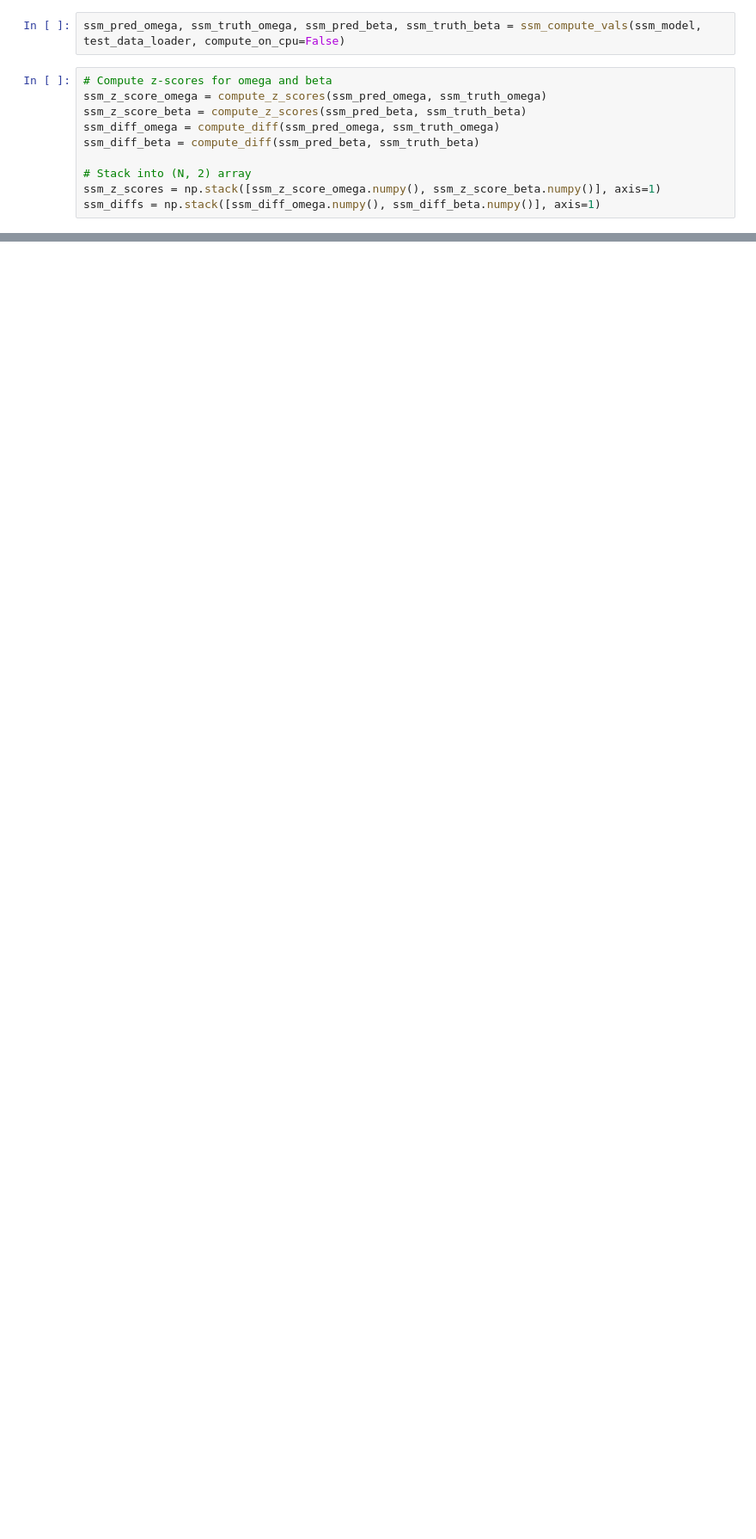
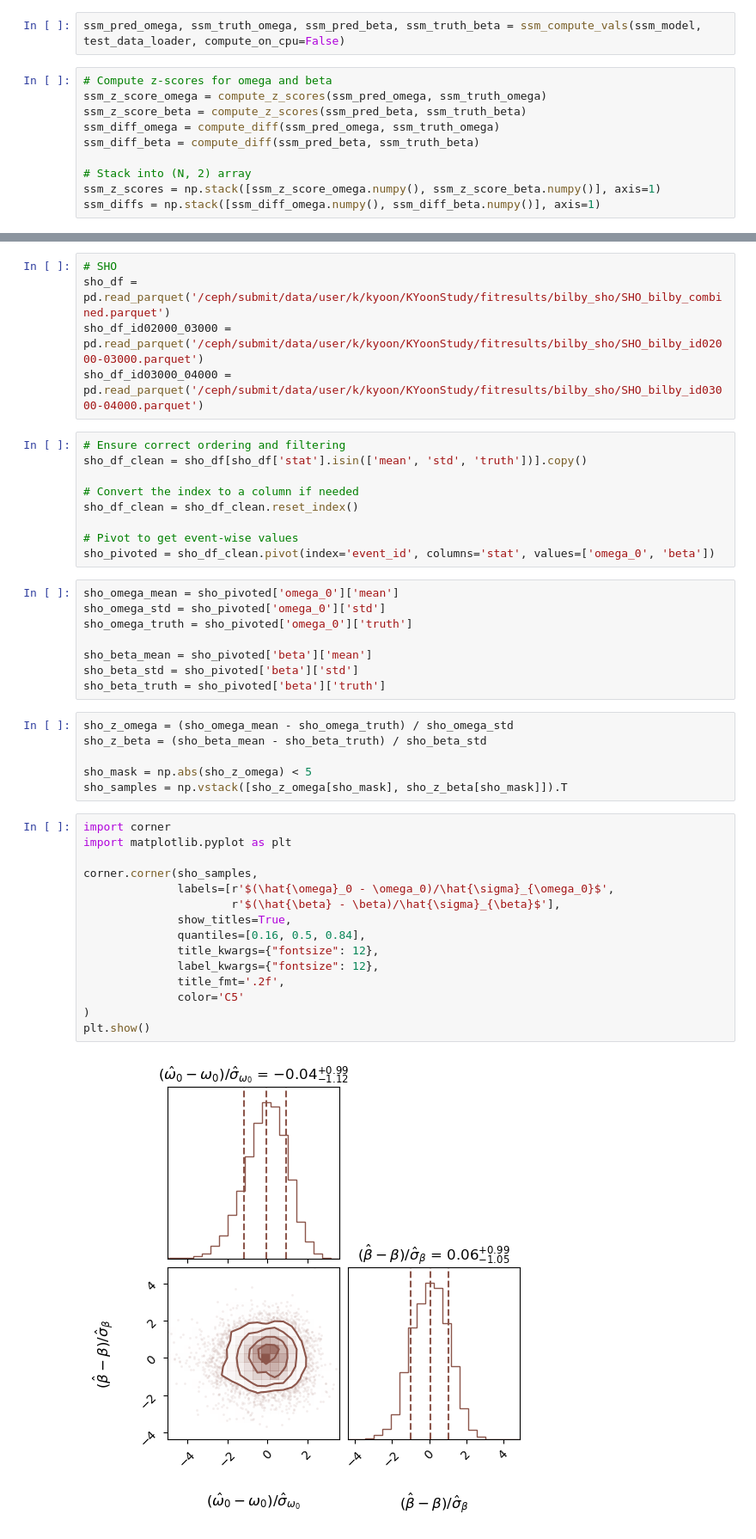
Before and after one commit to kyoon-mit/ssm_regression, a Jupyter notebook: plotting.ipynb, the cells around one changed output, grey strips where cells are left out. Shown: that part at 86% size. Cells and saved outputs as stored; diff of their text form; blank space fills up the shorter version.

Commit message:
plotting bilby example

```diff
--- a/plotting.ipynb
+++ b/plotting.ipynb
@@ -717,0 +723,45 @@ figure = corner.corner(
+# %%
+# SHO
+sho_df = pd.read_parquet('/ceph/submit/data/user/k/kyoon/KYoonStudy/fitresults/bilby_sho/SHO_bilby_combined.parquet')
+sho_df_id02000_03000 = pd.read_parquet('/ceph/submit/data/user/k/kyoon/KYoonStudy/fitresults/bilby_sho/SHO_bilby_id02000-03000.parquet')
+sho_df_id03000_04000 = pd.read_parquet('/ceph/submit/data/user/k/kyoon/KYoonStudy/fitresults/bilby_sho/SHO_bilby_id03000-04000.parquet')
+# %%
+# Ensure correct ordering and filtering
+sho_df_clean = sho_df[sho_df['stat'].isin(['mean', 'std', 'truth'])].copy()
+
+# Convert the index to a column if needed
+sho_df_clean = sho_df_clean.reset_index()
+
+# Pivot to get event-wise values
+sho_pivoted = sho_df_clean.pivot(index='event_id', columns='stat', values=['omega_0', 'beta'])
+# %%
+sho_omega_mean = sho_pivoted['omega_0']['mean']
+sho_omega_std = sho_pivoted['omega_0']['std']
+sho_omega_truth = sho_pivoted['omega_0']['truth']
+
+sho_beta_mean = sho_pivoted['beta']['mean']
+sho_beta_std = sho_pivoted['beta']['std']
+sho_beta_truth = sho_pivoted['beta']['truth']
+# %%
+sho_z_omega = (sho_omega_mean - sho_omega_truth) / sho_omega_std
+sho_z_beta = (sho_beta_mean - sho_beta_truth) / sho_beta_std
+
+sho_mask = np.abs(sho_z_omega) < 5
+sho_samples = np.vstack([sho_z_omega[sho_mask], sho_z_beta[sho_mask]]).T
+# %%
+import corner
+import matplotlib.pyplot as plt
+
+corner.corner(sho_samples,
+              labels=[r'$(\hat{\omega}_0 - \omega_0)/\hat{\sigma}_{\omega_0}$',
+                      r'$(\hat{\beta} - \beta)/\hat{\sigma}_{\beta}$'],
+              show_titles=True,
+              quantiles=[0.16, 0.5, 0.84],
+              title_kwargs={"fontsize": 12},
+              label_kwargs={"fontsize": 12},
+              title_fmt='.2f',
+              color='C5'
+)
+plt.show()
+# %% [output]
+[figure, added]
```
Also changed, not shown: parts of 6 cells of this notebook.
